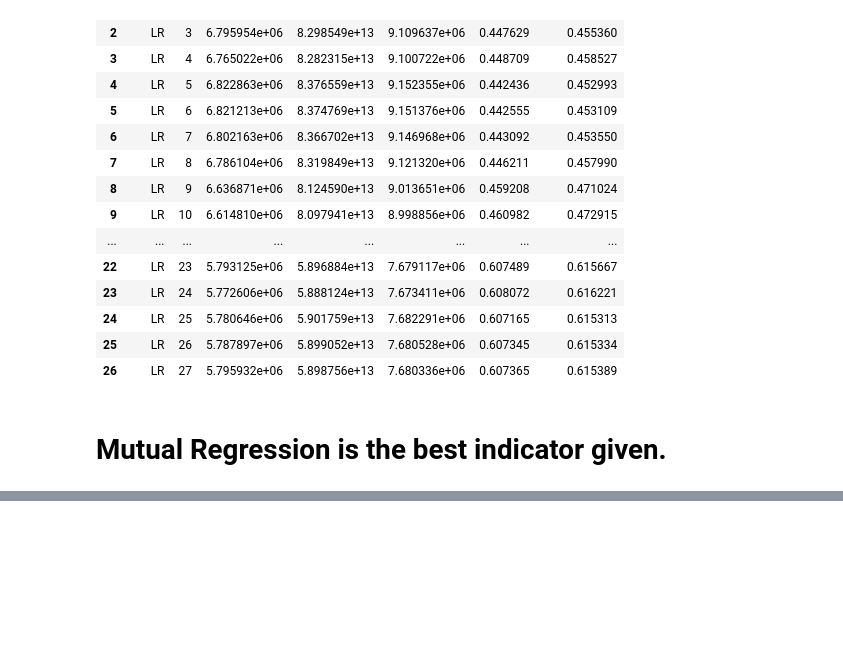
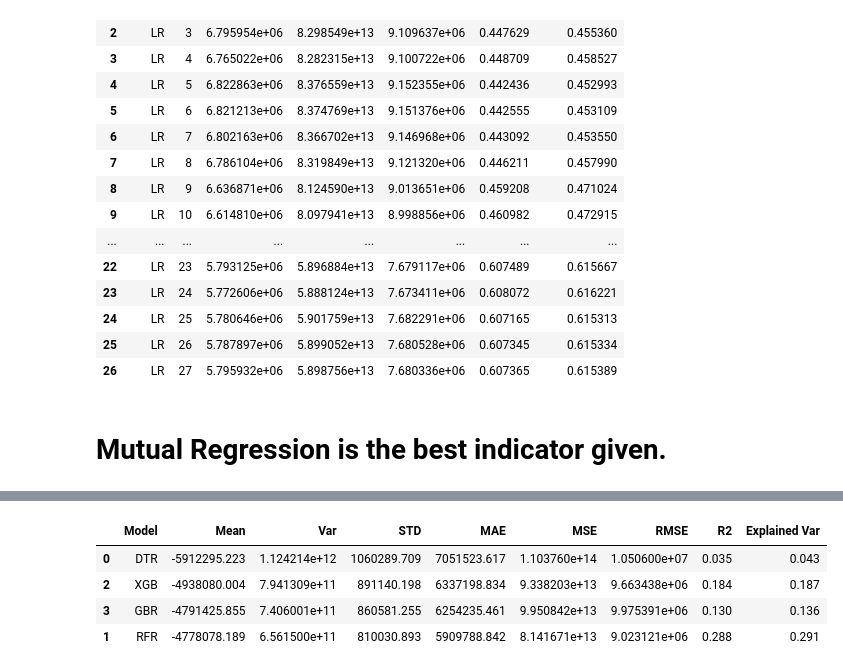
Before and after one commit to MaukanMir/NBA-Salary-Analysis, a Jupyter notebook: training.ipynb, the cells around one changed output, grey strips where cells are left out. Saved outputs shown, nothing was run; the diff lists cells and outputs as text; code cells hidden in the pictures; blank space fills up the shorter version.

```diff
--- a/training.ipynb
+++ b/training.ipynb
@@ -595,0 +607,9 @@ test_selected_models(preprocessor, model_names, models, X, y, MSE, kbest)
+# %%
+kbest = SelectKBest(score_func=mutual_info_regression, k=8)
+test_selected_models(preprocessor, model_names, models, X, y, MAE, kbest)
+# %% [output]
+|  | Model | Mean | Var | STD | MAE | MSE | RMSE | R2 | Explained Var |
+| 0 | DTR | -5912295.223 | 1.124214e+12 | 1060289.709 | 7051523.617 | 1.103760e+14 | 1.050600e+07 | 0.035 | 0.043 |
+| 2 | XGB | -4938080.004 | 7.941309e+11 | 891140.198 | 6337198.834 | 9.338203e+13 | 9.663438e+06 | 0.184 | 0.187 |
+| 3 | GBR | -4791425.855 | 7.406001e+11 | 860581.255 | 6254235.461 | 9.950842e+13 | 9.975391e+06 | 0.130 | 0.136 |
+| 1 | RFR | -4778078.189 | 6.561500e+11 | 810030.893 | 5909788.842 | 8.141671e+13 | 9.023121e+06 | 0.288 | 0.291 |
```
Also changed, not shown: parts of 1 cell of this notebook.
